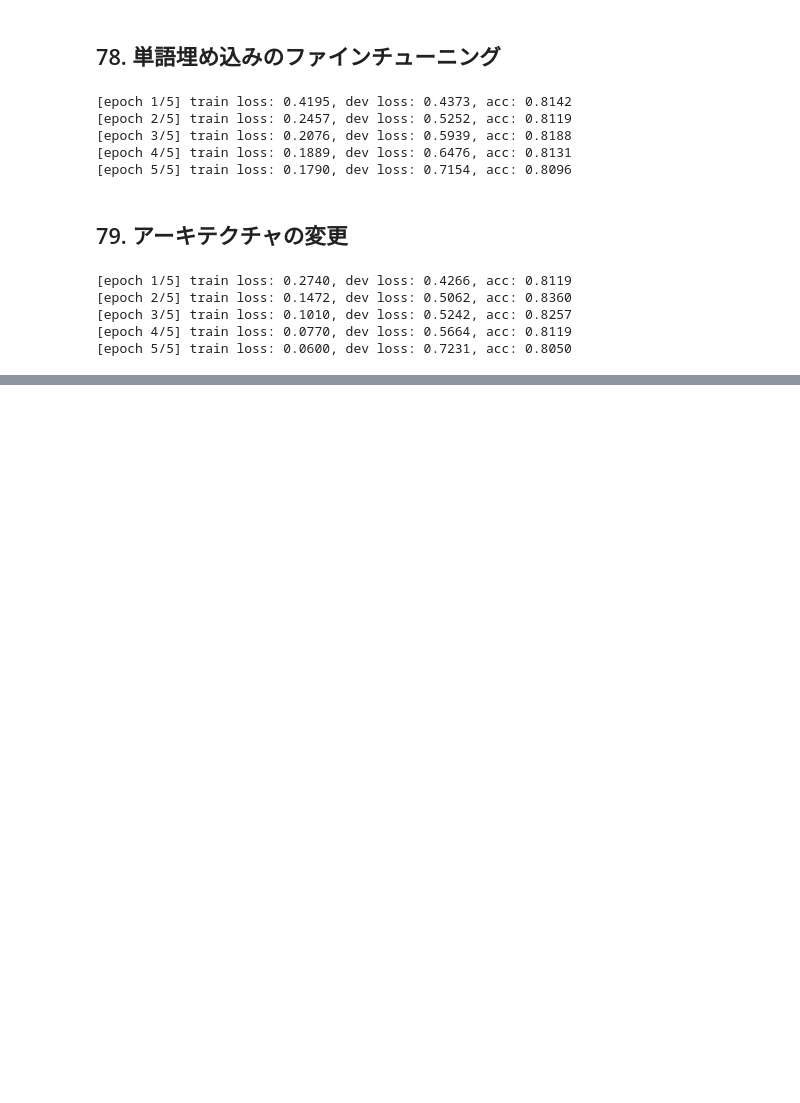
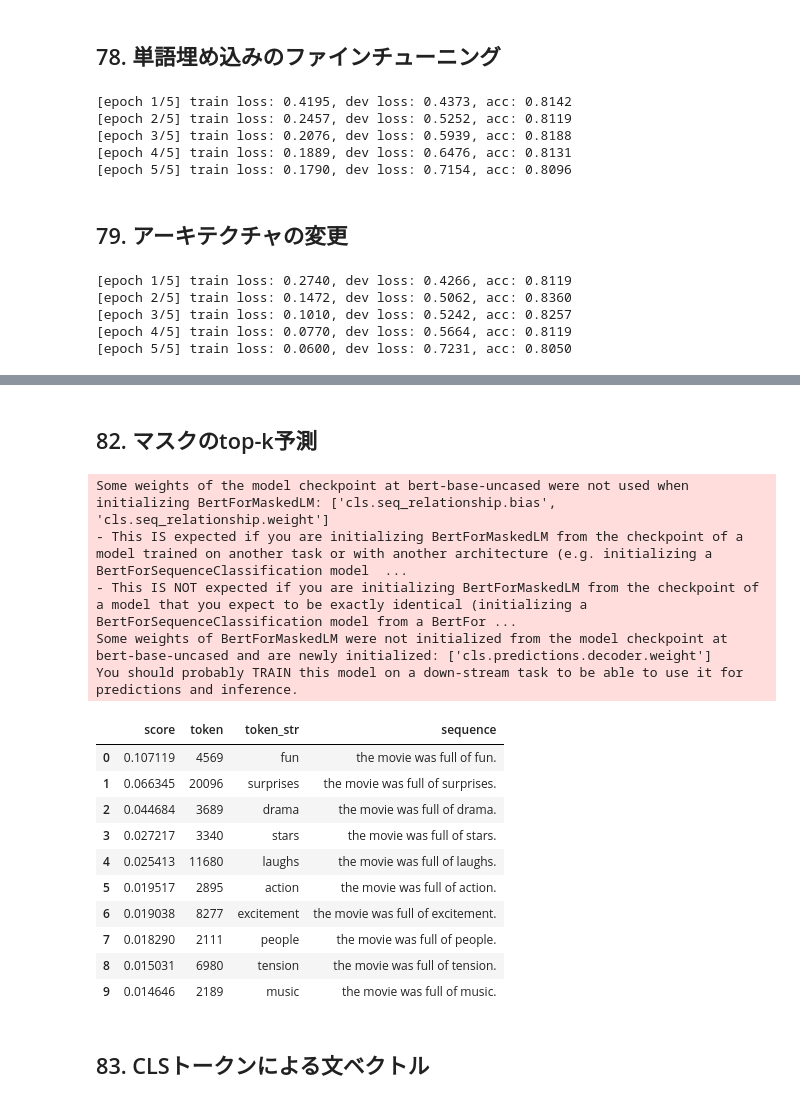
Before and after one commit to j329nish/100knocks, a Jupyter notebook: 100knocks.ipynb, the cells around one changed output, grey strips where cells are left out. Drawn from its saved outputs; the diff is of its cells as text; code cells hidden in the pictures; blank space fills up the shorter version.

```diff
--- a/100knocks.ipynb
+++ b/100knocks.ipynb
@@ -2054,0 +2059,6 @@ torch.save(model, "./model/model_79.pt")
+# %%
+from transformers import AutoTokenizer
+
+model_name = "bert-base-uncased"
+tokenizer = AutoTokenizer.from_pretrained(model_name)
+tokenizer.tokenize("The movie was full of incomprehensibilities.")
@@ -2054,0 +2101,30 @@ torch.save(model, "./model/model_79.pt")
+# %% [markdown]
+## 82. マスクのtop-k予測
+# %%
+import pandas as pd
+
+fill_mask = pipeline("fill-mask", model=model_name, top_k=10, framework="pt")
+masked_text = "The movie was full of [MASK]."
+outputs = fill_mask(masked_text)
+display(pd.DataFrame(outputs))
+
+# 上位10個  https://kazuhira-r.hatenablog.com/entry/2024/01/03/221331
+# %% [output]
+Some weights of the model checkpoint at bert-base-uncased were not used when initializing BertForMaskedLM: ['cls.seq_relationship.bias', 'cls.seq_relationship.weight']
+- This IS expected if you are initializing BertForMaskedLM from the checkpoint of a model trained on another task or with another architecture (e.g. initializing a BertForSequenceClassification model  ...
+- This IS NOT expected if you are initializing BertForMaskedLM from the checkpoint of a model that you expect to be exactly identical (initializing a BertForSequenceClassification model from a BertFor ...
+Some weights of BertForMaskedLM were not initialized from the model checkpoint at bert-base-uncased and are newly initialized: ['cls.predictions.decoder.weight']
+You should probably TRAIN this model on a down-stream task to be able to use it for predictions and inference.
+|  | score | token | token_str | sequence |
+| 0 | 0.107119 | 4569 | fun | the movie was full of fun. |
+| 1 | 0.066345 | 20096 | surprises | the movie was full of surprises. |
+| 2 | 0.044684 | 3689 | drama | the movie was full of drama. |
+| 3 | 0.027217 | 3340 | stars | the movie was full of stars. |
+| 4 | 0.025413 | 11680 | laughs | the movie was full of laughs. |
+| 5 | 0.019517 | 2895 | action | the movie was full of action. |
+| 6 | 0.019038 | 8277 | excitement | the movie was full of excitement. |
+| 7 | 0.018290 | 2111 | people | the movie was full of people. |
+| 8 | 0.015031 | 6980 | tension | the movie was full of tension. |
+| 9 | 0.014646 | 2189 | music | the movie was full of music. |
+# %% [markdown]
+## 83. CLSトークンによる文ベクトル
```
Also changed, not shown: parts of 20 cells of this notebook, 1 other file.
